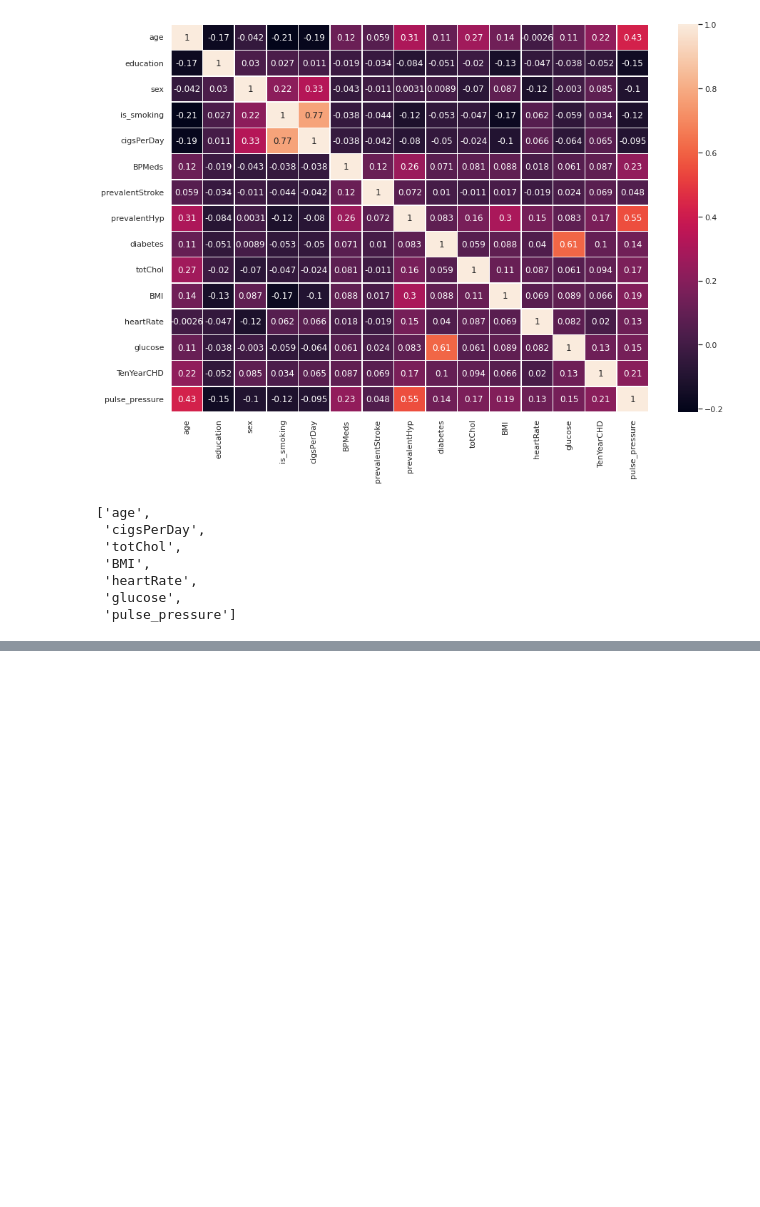
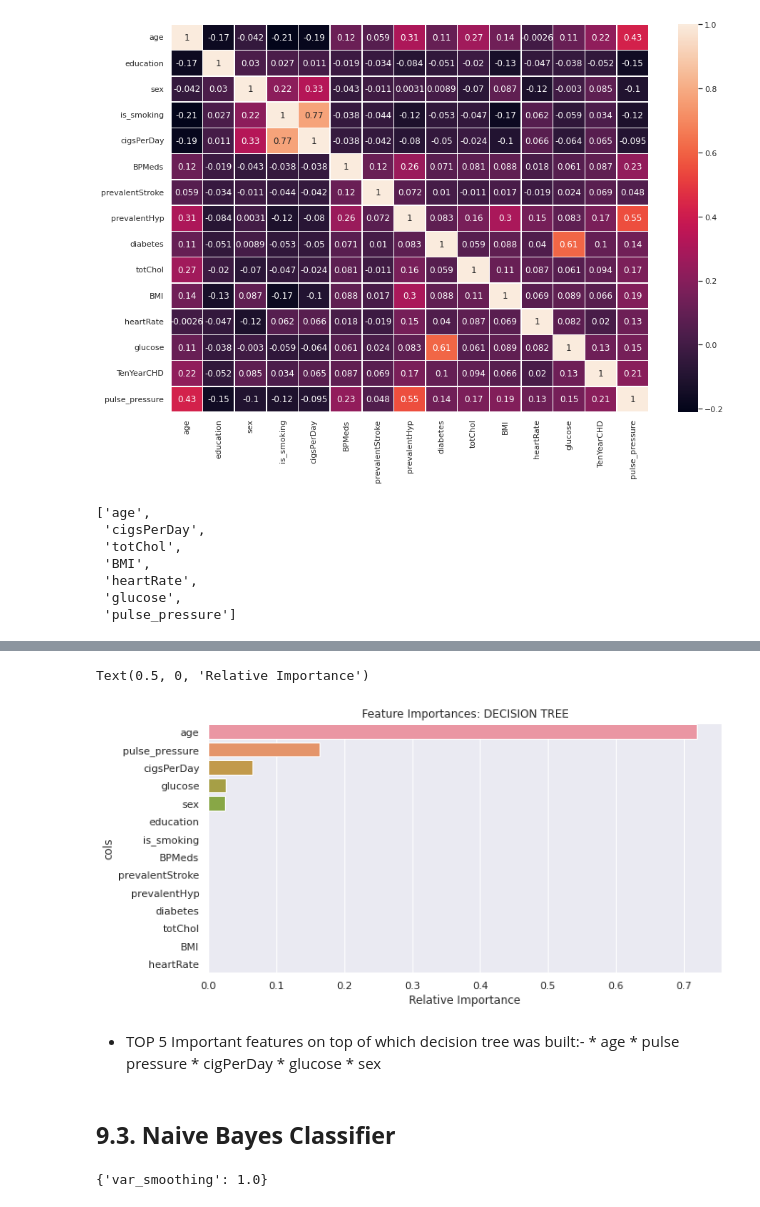
Before and after one commit to vir097/Cardiovascular-Risk-Prediction--Viral-Shewale, a Jupyter notebook: Cardiovascular_risk_prediction_Viral_Shewale.ipynb, the cells around one changed output, grey strips where cells are left out. Cells and saved outputs as stored; diff of their text form; code cells hidden in the pictures; blank space fills up the shorter version.

```diff
--- a/Cardiovascular_risk_prediction_Viral_Shewale.ipynb
+++ b/Cardiovascular_risk_prediction_Viral_Shewale.ipynb
@@ -653,0 +868,6 @@ continuous_variable
+# %%
+# Biulding LR model
+lr_model = LogisticRegression()
+
+# fit data into the model
+lr_model.fit(X_smote_scaled, y_smote)
@@ -653,0 +915,17 @@ continuous_variable
+# %%
+dt_model = DecisionTreeClassifier(random_state=0)
+dt_params = {'max_depth':np.arange(1,10),
+             'min_samples_split':np.arange(0.1,1,0.1),
+             'min_samples_leaf':np.arange(0.1,0.6,0.1)
+             }
+
+
+# GridsearchCV
+grid_dt = GridSearchCV(dt_model,
+                       dt_params,
+                       cv=5)
+grid_dt.fit(X_smote_scaled,y_smote)
+
+# Best parameters
+dt_best_params = grid_dt.best_params_
+dt_best_params
@@ -653,0 +934,10 @@ continuous_variable
+# %%
+# model building
+dt_model = DecisionTreeClassifier(max_depth=dt_best_params['max_depth'],
+                                 min_samples_leaf=dt_best_params['min_samples_leaf'],
+                                  min_samples_split=dt_best_params['min_samples_split'],
+                                 random_state=0)
+
+
+# fit data into the model
+dt_model.fit(X_smote_scaled,y_smote)
@@ -653,0 +983,45 @@ continuous_variable
+# %%
+# feature importance
+feature_names = X_train.columns
+feature_imp = pd.DataFrame({'cols':feature_names, 'imp':dt_model.feature_importances_}).sort_values('imp', ascending=False).reset_index()
+
+
+# visualising Feature importances
+plt.figure(figsize=(10,5))
+sns.barplot(data = feature_imp, y = 'cols', x = 'imp')
+plt.title('Feature Importances: DECISION TREE')
+plt.xlabel('Relative Importance')
+# %% [output]
+Text(0.5, 0, 'Relative Importance')
+[figure, added]
+# %% [markdown]
+* TOP 5 Important features on top of which decision tree was built:-
+       * age
+       * pulse pressure
+       * cigPerDay
+       * glucose
+       * sex
+# %% [markdown]
+## **9.3. Naive Bayes Classifier**
+# %%
+from sklearn.naive_bayes import GaussianNB
+
+nb_model=GaussianNB()
+
+param_grid_nb = {'var_smoothing': np.logspace(0,-9, num=100)}
+
+# GridsearchCV
+nb_gridsearch = GridSearchCV(nb_model,
+                             param_grid_nb,
+                             cv=5,
+                             scoring= 'recall')
+
+
+# Fitting data into gridsearch for best parameters
+nb_gridsearch.fit(X_smote_scaled,y_smote)
+
+# Best parameters
+nb_best_params = nb_gridsearch.best_params_
+nb_best_params
+# %% [output]
+{'var_smoothing': 1.0}
```
Also changed, not shown: parts of 64 cells of this notebook.
